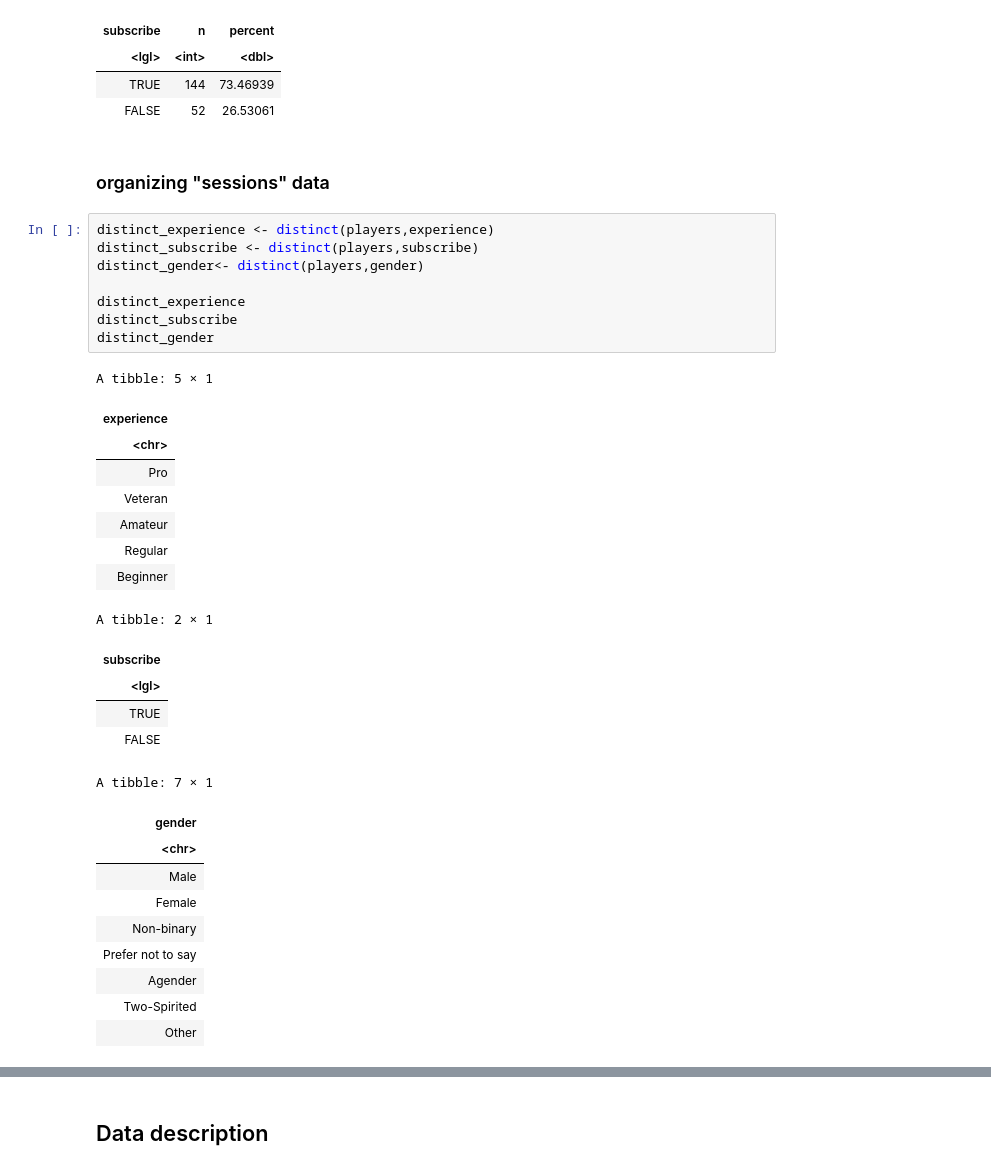
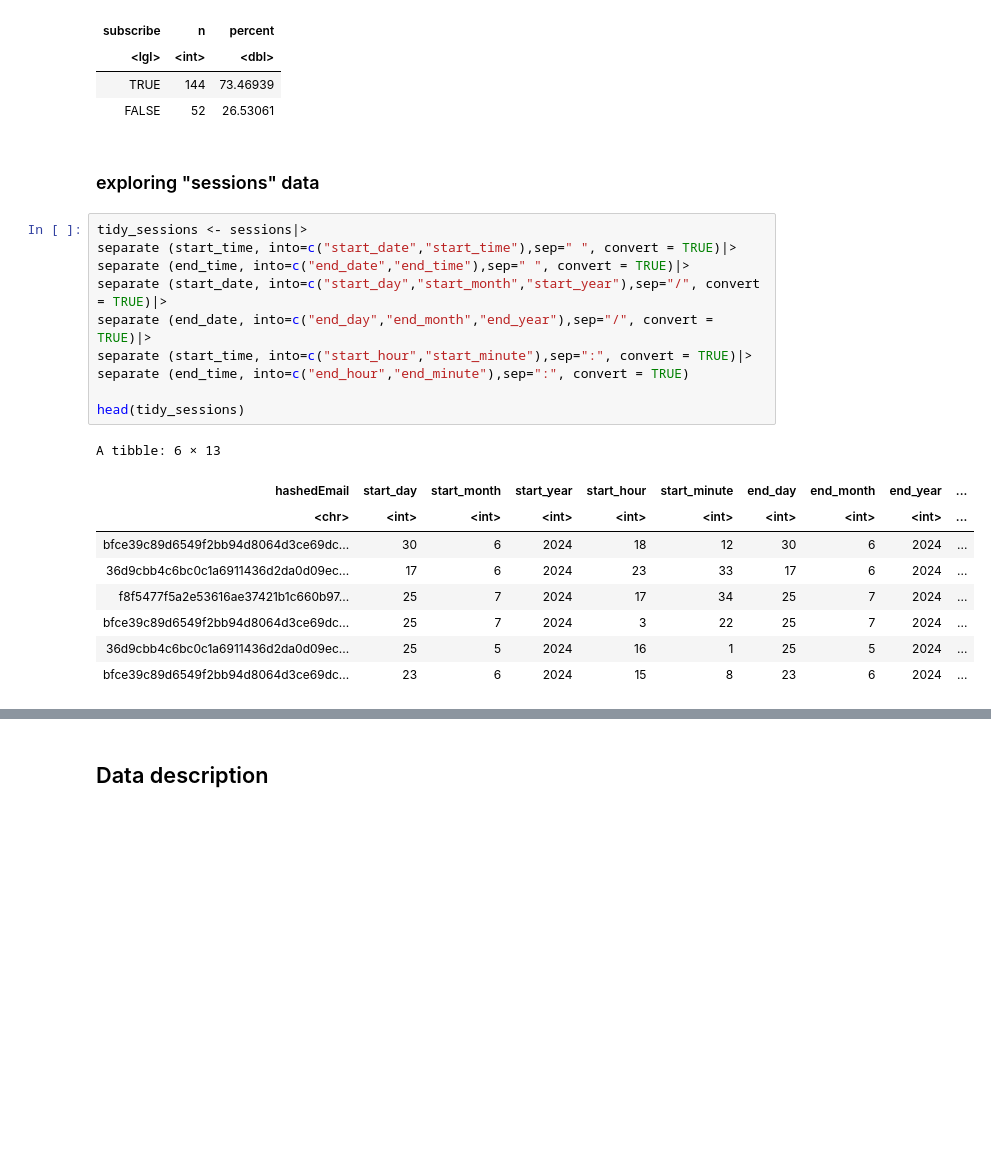
Before and after one commit to YuanYuan-06/dsci-Individualplan, a Jupyter notebook: individual plan project.ipynb, the cells around one changed output, grey strips where cells are left out. Drawn from its saved outputs; the diff is of its cells as text; blank space fills up the shorter version.

Commit message:
commit3 : Refine and improve the analysis of "sessions"data
Revise the exploration of "sessions" data. Then, add more description of "sessions" data and analyze issues.

```diff
--- a/individual plan project.ipynb
+++ b/individual plan project.ipynb
@@ -188,36 +188,24 @@ A tibble: 2 × 3
 | TRUE | 144 | 73.46939 |
 | FALSE | 52 | 26.53061 |
 # %% [markdown]
-### organizing "sessions" data
+### exploring "sessions" data
 # %%
-distinct_experience <- distinct(players,experience)
-distinct_subscribe <- distinct(players,subscribe)
-distinct_gender<- distinct(players,gender)
+tidy_sessions <- sessions|>
+separate (start_time, into=c("start_date","start_time"),sep=" ", convert = TRUE)|>
+separate (end_time, into=c("end_date","end_time"),sep=" ", convert = TRUE)|>
+separate (start_date, into=c("start_day","start_month","start_year"),sep="/", convert = TRUE)|>
+separate (end_date, into=c("end_day","end_month","end_year"),sep="/", convert = TRUE)|>
+separate (start_time, into=c("start_hour","start_minute"),sep=":", convert = TRUE)|>
+separate (end_time, into=c("end_hour","end_minute"),sep=":", convert = TRUE)
 
-distinct_experience
-distinct_subscribe
-distinct_gender
+head(tidy_sessions)
 # %% [output]
-A tibble: 5 × 1
+A tibble: 6 × 13
-| experience |
-| <chr> |
-| Pro |
-| Veteran |
-| Amateur |
-| Regular |
-| Beginner |
+| hashedEmail | start_day | start_month | start_year | start_hour | start_minute | end_day | end_month | end_year | ... |
+| <chr> | <int> | <int> | <int> | <int> | <int> | <int> | <int> | <int> | ... |
+| bfce39c89d6549f2bb94d8064d3ce69dc... | 30 | 6 | 2024 | 18 | 12 | 30 | 6 | 2024 | ... |
+| 36d9cbb4c6bc0c1a6911436d2da0d09ec... | 17 | 6 | 2024 | 23 | 33 | 17 | 6 | 2024 | ... |
+| f8f5477f5a2e53616ae37421b1c660b97... | 25 | 7 | 2024 | 17 | 34 | 25 | 7 | 2024 | ... |
+| bfce39c89d6549f2bb94d8064d3ce69dc... | 25 | 7 | 2024 | 3 | 22 | 25 | 7 | 2024 | ... |
+| 36d9cbb4c6bc0c1a6911436d2da0d09ec... | 25 | 5 | 2024 | 16 | 1 | 25 | 5 | 2024 | ... |
+| bfce39c89d6549f2bb94d8064d3ce69dc... | 23 | 6 | 2024 | 15 | 8 | 23 | 6 | 2024 | ... |
-A tibble: 2 × 1
-| subscribe |
-| <lgl> |
-| TRUE |
-| FALSE |
-A tibble: 7 × 1
-| gender |
-| <chr> |
-| Male |
-| Female |
-| Non-binary |
-| Prefer not to say |
-| Agender |
-| Two-Spirited |
-| Other |
```
Also changed, not shown: parts of 17 cells of this notebook.
